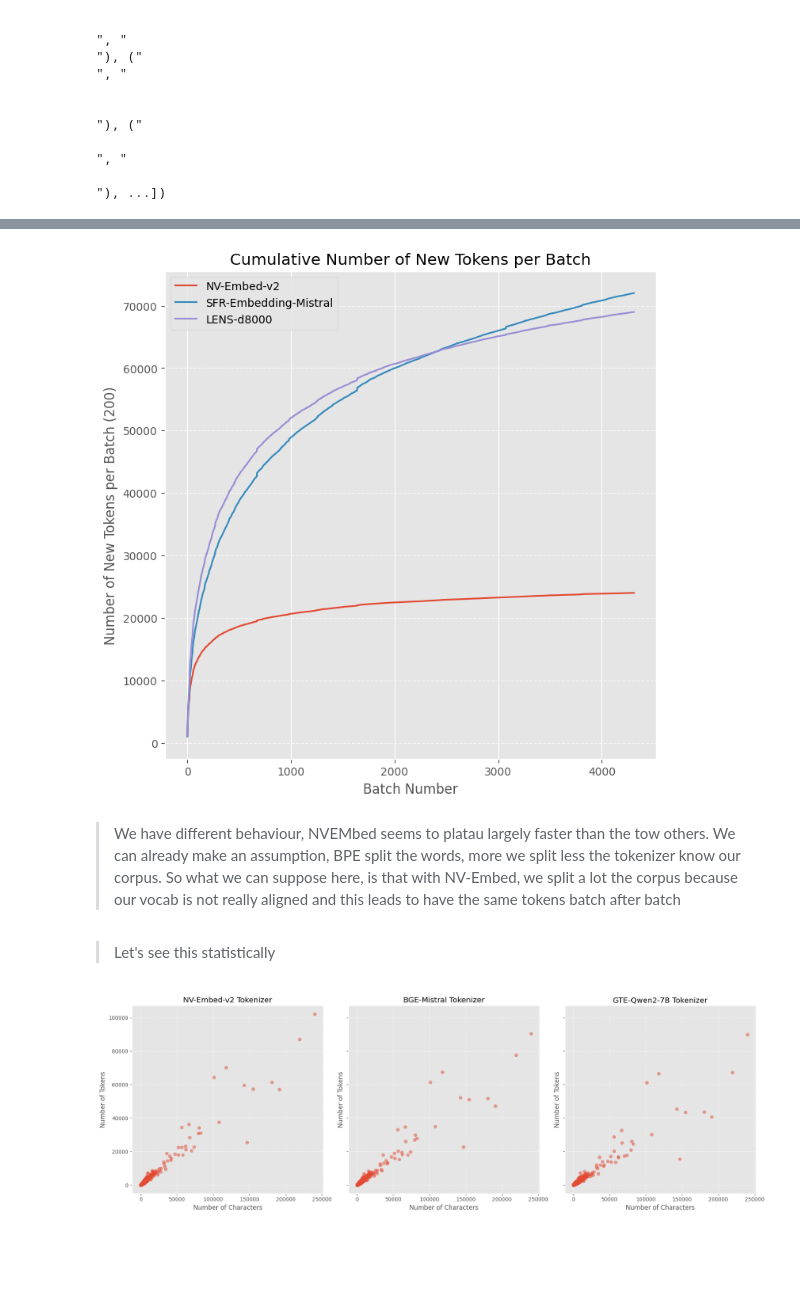
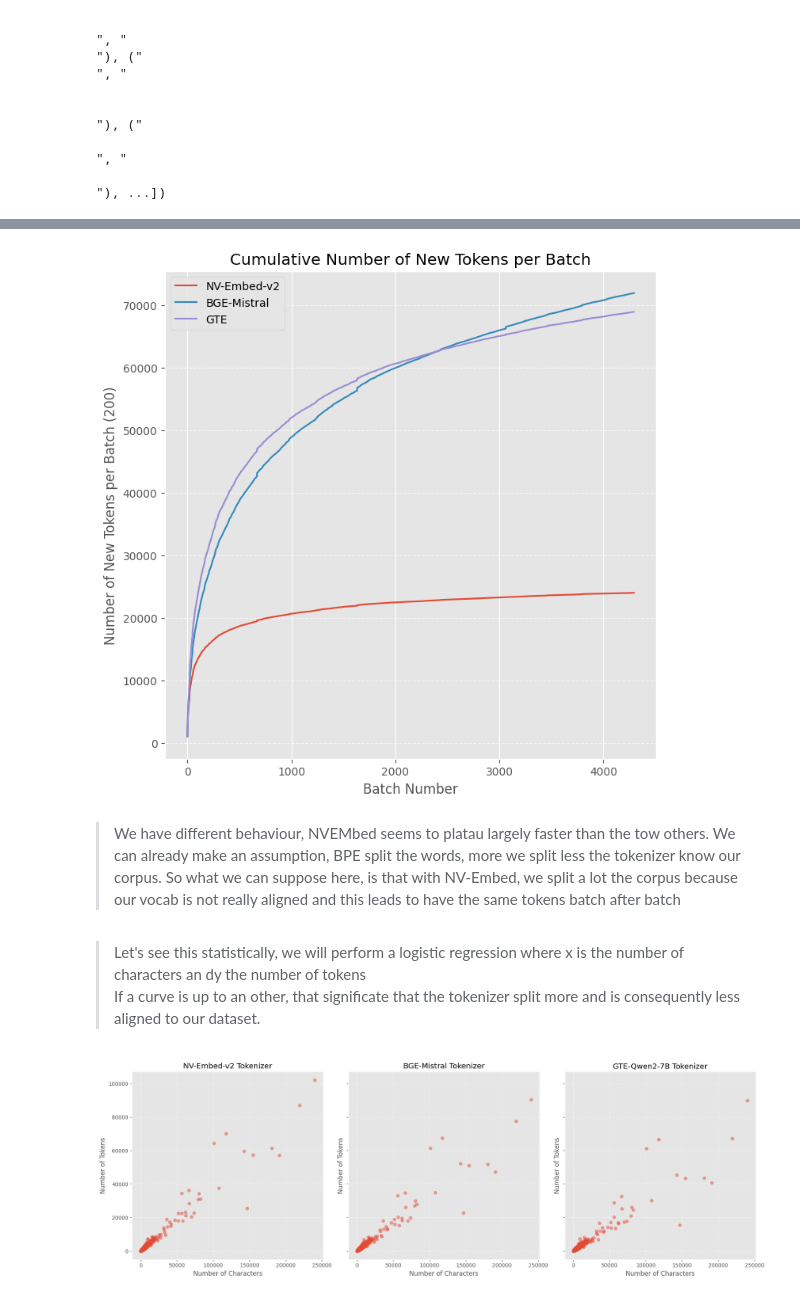
Before and after one commit to ilanaliouchouche/Github-Issues-Embeddings-Store, a Jupyter notebook: notebooks/eda.ipynb, the cells around one changed output, grey strips where cells are left out. Drawn from its saved outputs; the diff is of its cells as text; code cells hidden in the pictures; blank space fills up the shorter version.

```diff
--- a/notebooks/eda.ipynb
+++ b/notebooks/eda.ipynb
@@ -298,6 +423,6 @@ As in <a href="https://github.com/openai/whisper/blob/7858aa9c08d98f75575035ecd6
 Running openai's model with --condition_on_previous_text False drastically reduces hallucination
 @ArthurZucker
 # %%
-ds = ds.map(remove_html_tags, num_proc=8)
+ds = ds.map(remove_html_tags, num_proc=48)
 # %%
-ds = ds.map(lambda x: get_n_tokens(x, tokenizer_perfect, key="token_length_cleaned"), num_proc=8)
+ds = ds.map(lambda x: get_n_tokens(x, tokenizer, key="token_length_cleaned"), num_proc=48)
@@ -380,3 +475,3 @@ plt.show()
 # %%
 # let's look with the bert tokenizer
-ds = ds.map(lambda x: get_n_tokens(x, tokenizers["bert-base-uncased"], key="bert_token_length_cleaned"), num_proc=8)
+ds = ds.map(lambda x: get_n_tokens(x, tokenizers["bert-base-uncased"], key="bert_token_length_cleaned"), num_proc=48)
@@ -442,7 +589,12 @@ def estimate_vocab_richness(texts, tokenizer, step_size=100):
 
     for i in tqdm(range(0, len(texts), step_size)):
         batch = texts[i:i+step_size]
-        tokens = tokenizer.batch_encode_plus(batch, add_special_tokens=False)["input_ids"]
+        try:
+            tokens = tokenizer.batch_encode_plus(batch, add_special_tokens=False)["input_ids"]
+        except:
+            # case we use perfect tokenizer and not AutoTokenizer
+            tokens = [tokenizer.encode(text, add_special_tokens=False).tokens for text
+                        in batch]
         tokens = set([token for sublist in tokens for token in sublist])
         new_tokens = tokens - seen_tokens
         new_tokens_per_step.append(len(new_tokens))
@@ -505,23 +655,24 @@ Token indices sequence length is longer than the specified maximum sequence leng
 # %%
 plt.figure(figsize=(8, 8))
 
 plt.plot(np.cumsum(new_tokens_per_step_nv), label="NV-Embed-v2")
-plt.plot(np.cumsum(new_tokens_per_step_bge), label="SFR-Embedding-Mistral")
-plt.plot(np.cumsum(new_tokens_per_step_gte), label="LENS-d8000")
+plt.plot(np.cumsum(new_tokens_per_step_bge), label="BGE-Mistral")
+plt.plot(np.cumsum(new_tokens_per_step_gte), label="GTE")
 
 plt.xlabel("Batch Number")
 plt.ylabel("Number of New Tokens per Batch (200)")
 plt.title("Cumulative Number of New Tokens per Batch")
 plt.grid(axis="y", linestyle="--", alpha=0.7)
 plt.legend()
 
 plt.show()
 # %% [output]
-[figure, old version]
+[figure, new version]
 # %% [markdown]
 > We have different behaviour, NVEMbed seems to platau largely faster than the tow others. We can already make an assumption, BPE split the words, more we split less the tokenizer know our corpus. So what we can suppose here, is that with NV-Embed, we split a lot the corpus because our vocab is not really aligned and this leads to have the same tokens batch after batch
-# %% [markdown]
-> Let's see this statistically
+# %% [markdown]
+> Let's see this statistically, we will perform a logistic regression where x is the number of characters an dy the number of tokens
+> If a curve is up to an other, that significate that the tokenizer split more and is consequently less aligned to our dataset.
 # %%
 nv_numb = {
     "n_tokens": [],
```
Also changed, not shown: parts of 25 cells of this notebook.
